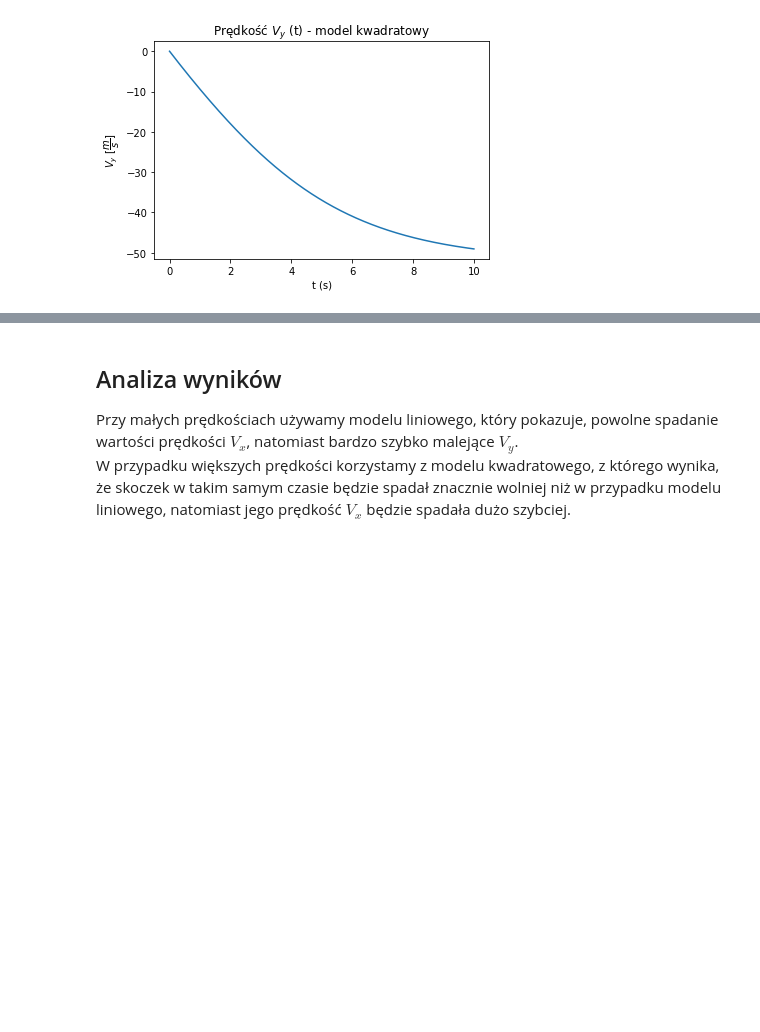
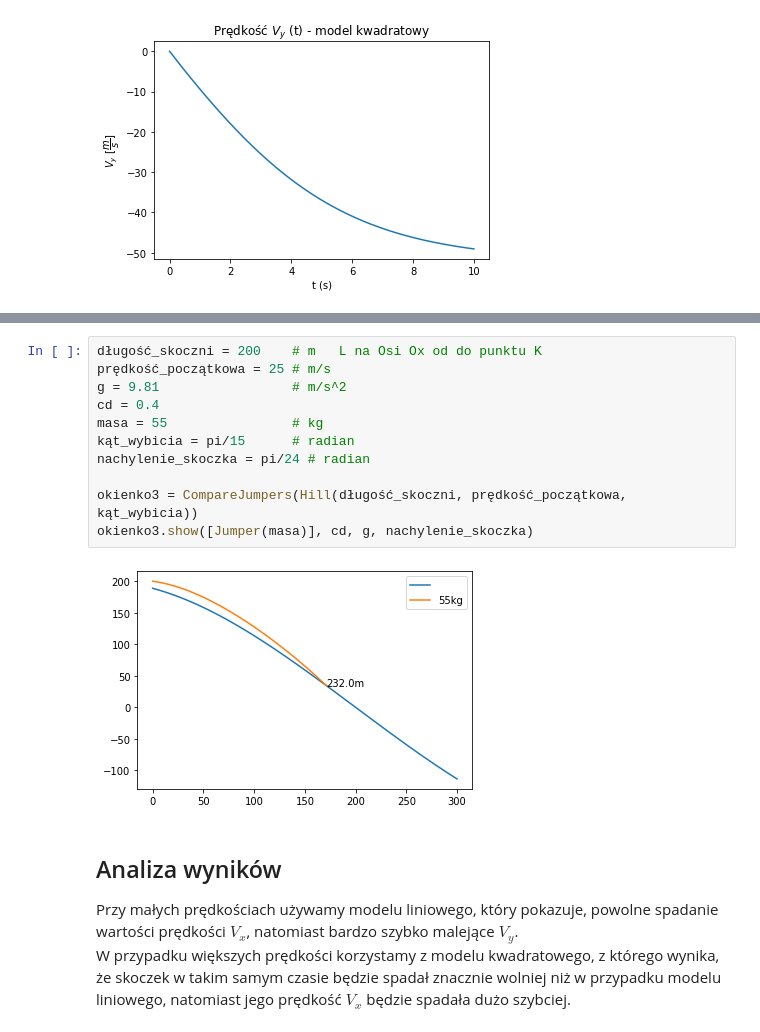
Before and after one commit to maciejratajski1999/Skoki-narciarskie, a Jupyter notebook: main.ipynb, the cells around one changed output, grey strips where cells are left out. Drawn from its saved outputs; the diff is of its cells as text; blank space fills up the shorter version.

```diff
--- a/main.ipynb
+++ b/main.ipynb
@@ -381,3 +413,16 @@ okienko.show((Jumper(mass=50),Jumper(mass=70)), cd=0.4, g=9.81, angle=0)
+# %%
+długość_skoczni = 200    # m   L na Osi Ox od do punktu K
+prędkość_początkowa = 25 # m/s
+g = 9.81                 # m/s^2
+cd = 0.4
+masa = 55                # kg
+kąt_wybicia = pi/15      # radian
+nachylenie_skoczka = pi/24 # radian
+
+okienko3 = CompareJumpers(Hill(długość_skoczni, prędkość_początkowa, kąt_wybicia))
+okienko3.show([Jumper(masa)], cd, g, nachylenie_skoczka)
+# %% [output]
+[figure, added]
 # %% [markdown]
 ## Analiza wyników
 Przy małych prędkościach używamy modelu liniowego, który pokazuje, powolne spadanie wartości prędkości $V_x$, natomiast bardzo szybko malejące $ V_y$. <br> W przypadku większych prędkości korzystamy z modelu kwadratowego, z którego wynika, że skoczek w takim samym czasie będzie spadał znacznie wolniej niż w przypadku modelu liniowego, natomiast jego prędkość $V_x$ będzie spadała dużo szybciej.
```
Also changed, not shown: parts of 10 cells of this notebook, 2 other files.
